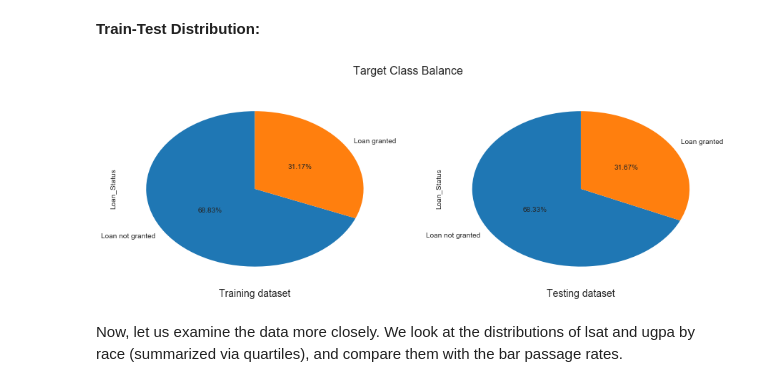
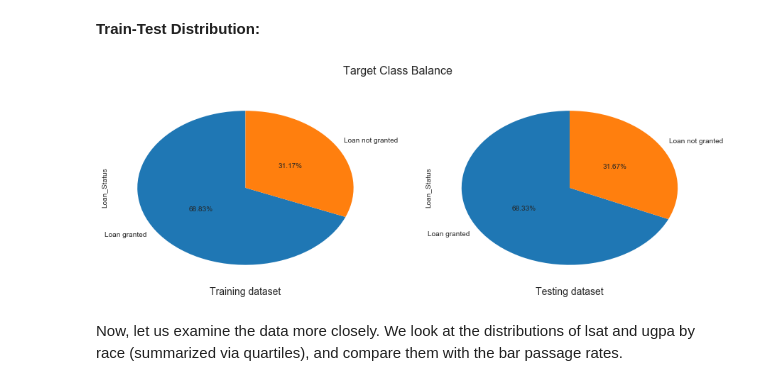
Before and after one commit to alanchn31/Data-Science-Portfolio, a Jupyter notebook: fairlearn_mini_projs/fairlearn_studentloan.ipynb, the cells around one changed output. Cells and saved outputs as stored; diff of their text form; code cells hidden in the pictures.

Commit message:
Fix minor error in chart labelling

```diff
--- a/fairlearn_mini_projs/fairlearn_studentloan.ipynb
+++ b/fairlearn_mini_projs/fairlearn_studentloan.ipynb
@@ -132,34 +132,34 @@ all_train = pd.concat([X_train, y_train], axis=1)
 # %%
 import matplotlib.pyplot as plt
 %matplotlib inline
 
 plt.rcParams['figure.figsize'] = (15, 5)
 plt.style.use('seaborn-white')
 
 plt.subplot(1, 2, 1)
 
 y_train.value_counts().plot(kind = 'pie',
                             autopct = '%.2f%%',
                             startangle = 90,
-                            labels = ['Loan not granted','Loan granted'],
+                            labels = ['Loan granted', 'Loan not granted'],
                             pctdistance = 0.5)
 
 plt.xlabel('Training dataset', fontsize = 14)
 
 plt.subplot(1, 2, 2)
 
 y_test.value_counts().plot(kind = 'pie',
                            autopct = '%.2f%%',
                            startangle = 90,
-                           labels = ['Loan not granted','Loan granted'],
+                           labels = ['Loan granted', 'Loan not granted'],
                            pctdistance = 0.5)
 
 plt.xlabel('Testing dataset', fontsize = 14)
 
 plt.suptitle('Target Class Balance', fontsize = 16)
 plt.show()
 # %% [output]
-[figure, old version]
+[figure, new version]
 # %% [markdown]
 Now, let us examine the data more closely. We look at the distributions of lsat and ugpa by race (summarized via quartiles), and compare them with the bar passage rates.
 # %%
```
